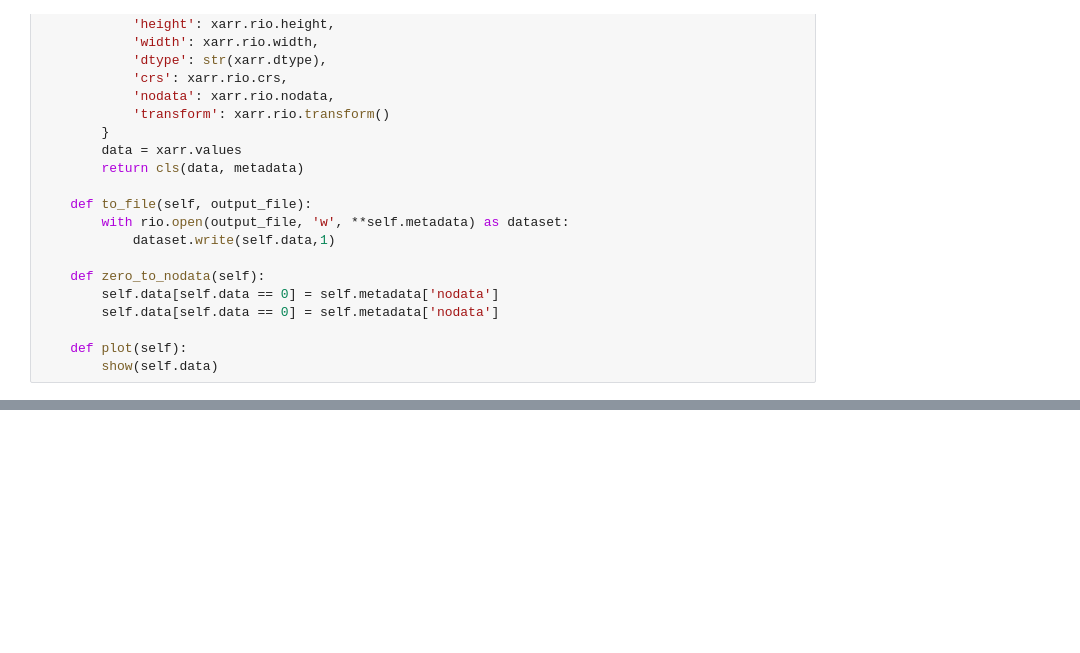
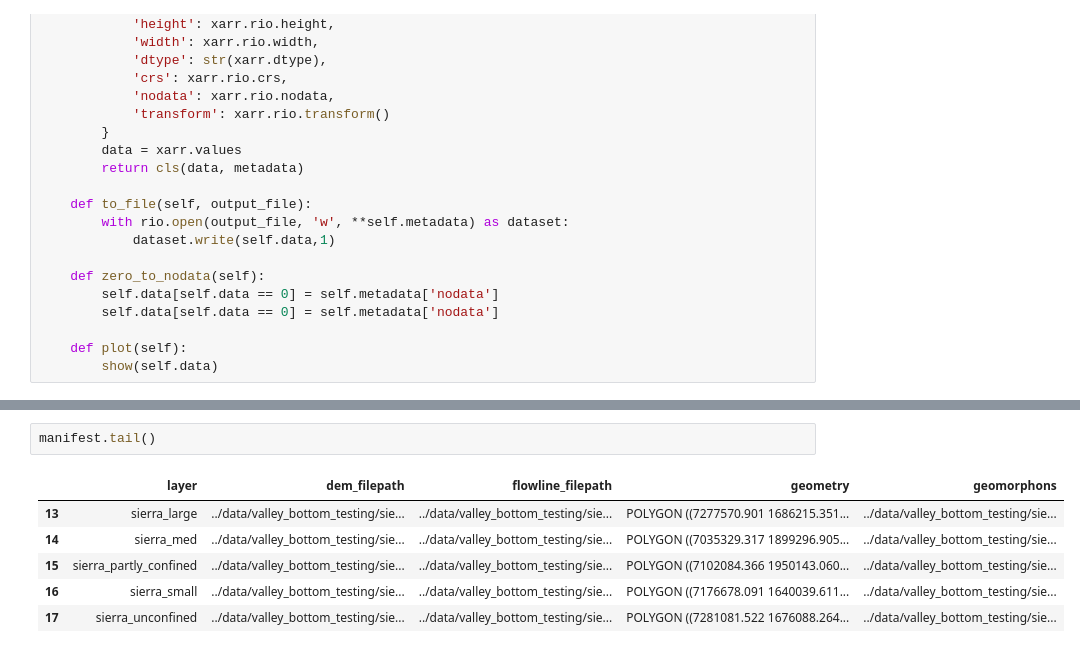
Before and after one commit to avkoehl/valleys, a Jupyter notebook: notebooks/Valley_Bottom_Extraction.ipynb, the cells around one changed output, grey strips where cells are left out. Drawn from its saved outputs; the diff is of its cells as text; blank space fills up the shorter version.

```diff
--- a/notebooks/Valley_Bottom_Extraction.ipynb
+++ b/notebooks/Valley_Bottom_Extraction.ipynb
@@ -263,0 +338,9 @@ Map(center=[38.5, -122.95], controls=(ZoomControl(options=['position', 'zoom_in_
+# %%
+manifest.tail()
+# %% [output]
+|  | layer | dem_filepath | flowline_filepath | geometry | geomorphons |
+| 13 | sierra_large | ../data/valley_bottom_testing/sie... | ../data/valley_bottom_testing/sie... | POLYGON ((7277570.901 1686215.351... | ../data/valley_bottom_testing/sie... |
+| 14 | sierra_med | ../data/valley_bottom_testing/sie... | ../data/valley_bottom_testing/sie... | POLYGON ((7035329.317 1899296.905... | ../data/valley_bottom_testing/sie... |
+| 15 | sierra_partly_confined | ../data/valley_bottom_testing/sie... | ../data/valley_bottom_testing/sie... | POLYGON ((7102084.366 1950143.060... | ../data/valley_bottom_testing/sie... |
+| 16 | sierra_small | ../data/valley_bottom_testing/sie... | ../data/valley_bottom_testing/sie... | POLYGON ((7176678.091 1640039.611... | ../data/valley_bottom_testing/sie... |
+| 17 | sierra_unconfined | ../data/valley_bottom_testing/sie... | ../data/valley_bottom_testing/sie... | POLYGON ((7281081.522 1676088.264... | ../data/valley_bottom_testing/sie... |
```
Also changed, not shown: parts of 22 cells of this notebook, 1 other file.
